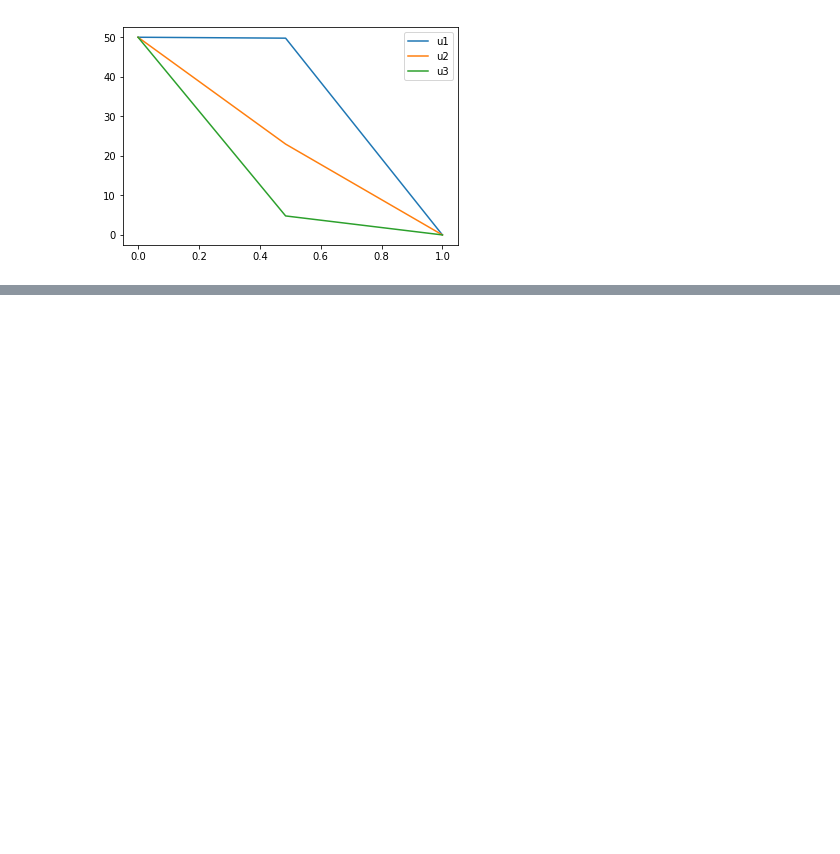
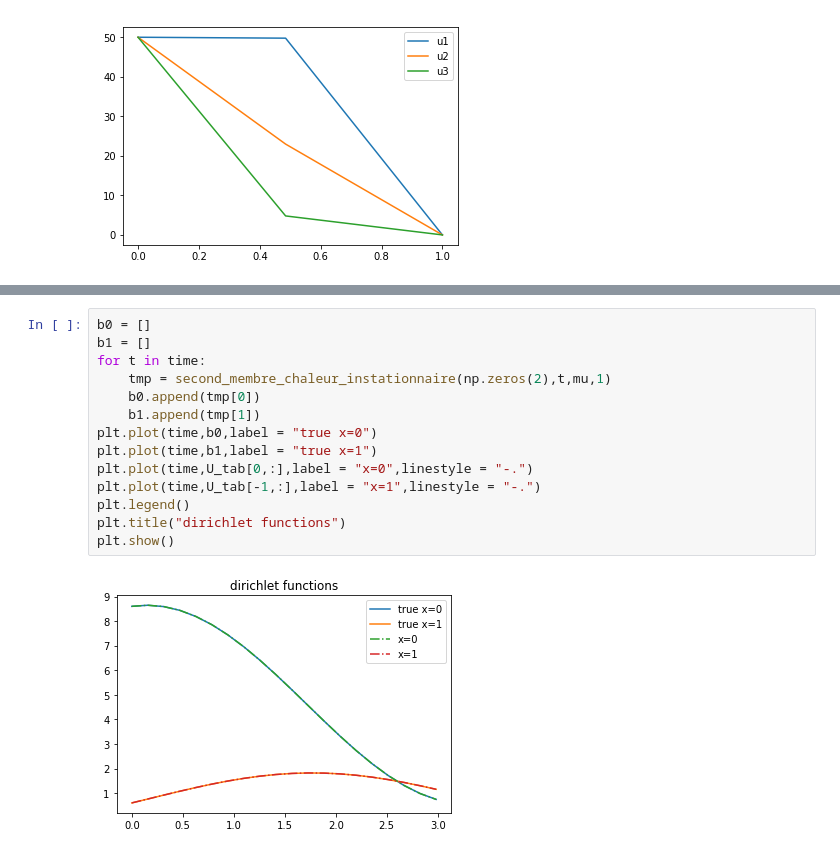
Before and after one commit to pjbenard/-4GMM-CRMB, a Jupyter notebook: Code_Python/Heat_equation_1D.ipynb, the cells around one changed output, grey strips where cells are left out. Saved outputs shown, nothing was run; the diff lists cells and outputs as text; blank space fills up the shorter version.

```diff
--- a/Code_Python/Heat_equation_1D.ipynb
+++ b/Code_Python/Heat_equation_1D.ipynb
@@ -231,0 +308,16 @@ plt.show()
+# %%
+b0 = []
+b1 = []
+for t in time:
+    tmp = second_membre_chaleur_instationnaire(np.zeros(2),t,mu,1)
+    b0.append(tmp[0])
+    b1.append(tmp[1])
+plt.plot(time,b0,label = "true x=0")
+plt.plot(time,b1,label = "true x=1")
+plt.plot(time,U_tab[0,:],label = "x=0",linestyle = "-.")
+plt.plot(time,U_tab[-1,:],label = "x=1",linestyle = "-.")
+plt.legend()
+plt.title("dirichlet functions")
+plt.show()
+# %% [output]
+[figure, added]
```
Also changed, not shown: parts of 6 cells of this notebook.
